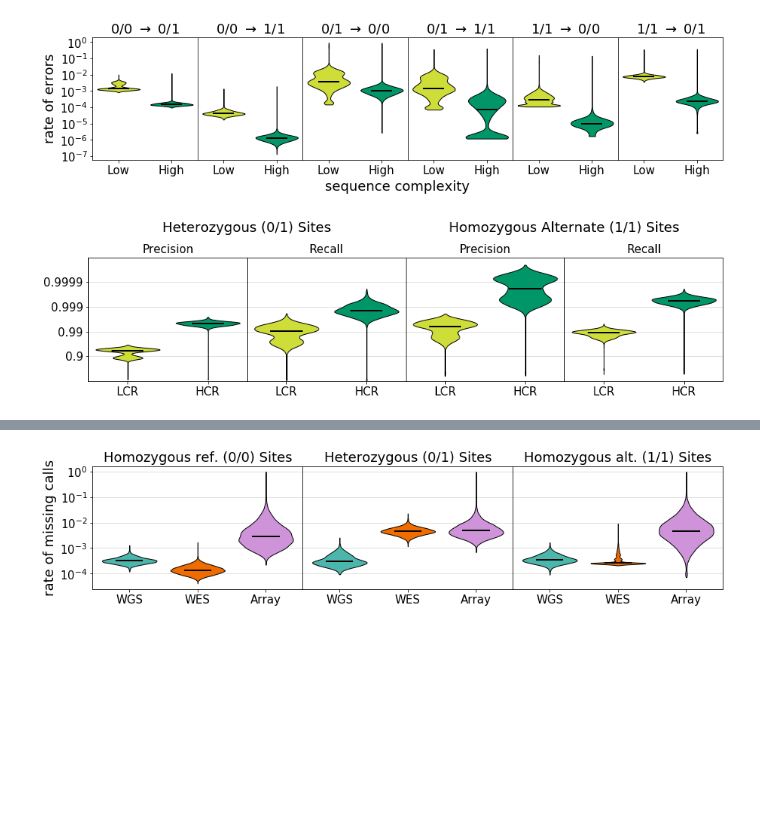
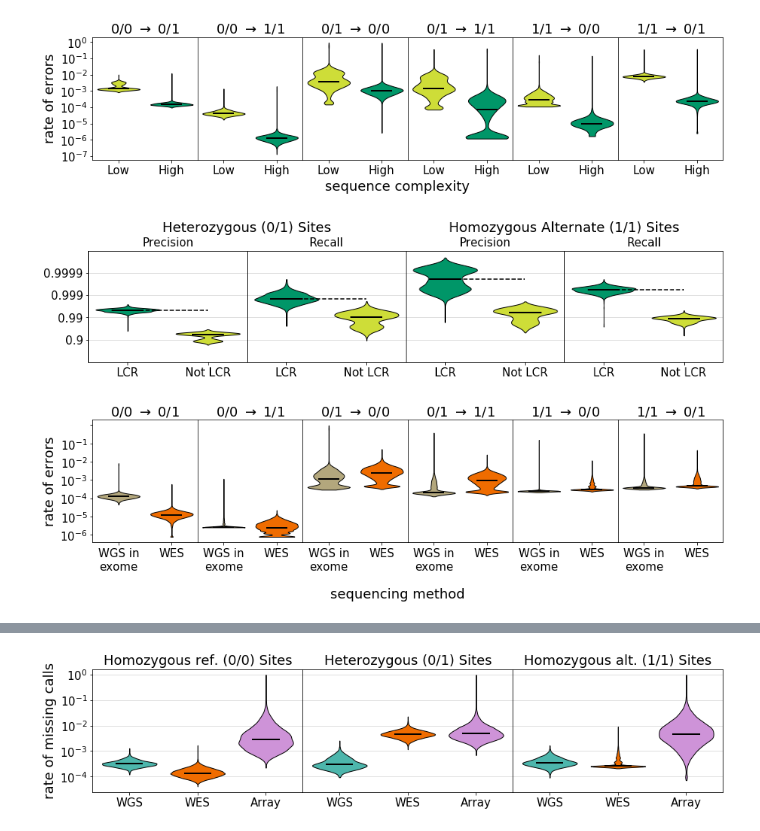
Before and after one commit to kpaskov/PhasingFamilies, a Jupyter notebook: parameter_estimation/Population-Analysis.ipynb, the cells around one changed output, grey strips where cells are left out. Cells and saved outputs as stored; diff of their text form; code cells hidden in the pictures; blank space fills up the shorter version.

```diff
--- a/parameter_estimation/Population-Analysis.ipynb
+++ b/parameter_estimation/Population-Analysis.ipynb
@@ -304,19 +234,46 @@ plt.show()
 ihart_LCR_baseline_counts = np.load('../split_gen_ihart_LCR/baseline_counts.npy')
 ihart_HCR_baseline_counts = np.load('../split_gen_ihart_HCR/baseline_counts.npy')
 ihart_EX_baseline_counts = np.load('../split_gen_ihart_EX/baseline_counts.npy')
+# %%
+ihart_LCR_precision_recall = compare_rates.calculate_precision_recall(ihart_LCR_error_rates, ihart_LCR_baseline_counts, gens, obss)
+ihart_HCR_precision_recall = compare_rates.calculate_precision_recall(ihart_HCR_error_rates, ihart_HCR_baseline_counts, gens, obss)
+
+plot_precision_recall('../plots/lcr.png',
+                      [ihart_HCR_precision_recall, ihart_LCR_precision_recall],
+                      [ihart_samples.is_child & np.array([x in ihart_is_ok_sample for x in ihart_samples.sample_ids]),
+                       ihart_samples.is_child & np.array([x in ihart_is_ok_sample for x in ihart_samples.sample_ids])],
+                      ['LCR', 'Not LCR'],
+                      ['#009668', '#cedd38'],
+                     dotted=True)
+# %% [output]
+[figure, added]
 # %%
-colors = ['#cedd38', '#009668']
 
-fig, subs = plt.subplots(1, 4, sharey=True, figsize=(15, 3))
-fig.suptitle('Heterozygous (0/1) Sites                           Homozygous Alternate (1/1) Sites',
-             fontsize=18, x=0.215, y=1.1, horizontalalignment='left')
+#prop_cycle = plt.rcParams['axes.prop_cycle']
+#colors = prop_cycle.by_key()['color']
+#colors = ['#4db6ac', '#ef6c00', '#695d46', '#a1e8d9', '#ff9800', '#b3a77d', '#009668', '#ce93d8', '#cedd38']
+colors = ['#b3a77d', '#ef6c00']
 
-for i, (x, y) in enumerate(zip(list(calculate_precision_recall(ihart_LCR_error_rates, ihart_LCR_baseline_counts)),
-                   list(calculate_precision_recall(ihart_HCR_error_rates, ihart_HCR_baseline_counts)),
-                   )):
+errors_of_interest = [('0/0', '0/1'), ('0/0', '1/1'),
+                      ('0/1', '0/0'), ('0/1', '1/1'),
+                      ('1/1', '0/0'), ('1/1', '0/1'),
+                      #('0/0', './.'), ('0/1', './.'), ('1/1', './.')
+                            ]
+fig, subs = plt.subplots(1, len(errors_of_interest), sharey=True, figsize=(15, 3))
+fig.suptitle('sequencing method', y=-0.15, fontsize=18)
 
-    parts = subs[i].violinplot([-np.log10(1-x[ihart_samples.is_child & ~np.isnan(x)]),
-                                -np.log10(1-y[ihart_samples.is_child & ~np.isnan(y)])],
+for i, (g, o) in enumerate(errors_of_interest):
+    g_index, o_index = gens.index(g), obss.index(o)
+    error_rates1 = -ihart_EX_error_rates[:, g_index, o_index]
+    indices1 = ihart_samples.is_child & ~np.isnan(error_rates1)
+    error_rates1 = error_rates1
+
+    error_rates2 = -spark_exome_EX_error_rates[:, g_index, o_index]
+    indices2 = spark_exome_samples.is_child & ~np.isnan(error_rates2)
+    error_rates2 = error_rates2
+
+    #print(np.nanmedian(error_counts1[indices1])-np.nanmedian(error_counts2[indices2]))
+    parts = subs[i].violinplot([error_rates1[indices1], error_rates2[indices2]],
                showmedians=True, showextrema=False, widths=0.8)
 
     for pc, color in zip(parts['bodies'], colors):
@@ -327,20 +284,21 @@ for i, (x, y) in enumerate(zip(list(calculate_precision_recall(ihart_LCR_error_r
     parts['cmedians'].set_linewidth(2)
 
     if i == 0:
-        #subs[i].set_ylabel('rate of errors', fontsize=18)
-        subs[i].set_yticks(np.arange(1, 5))
-        subs[i].set_yticklabels(['0.' + '9'*int(f) % f for f in subs[i].get_yticks()], {'fontsize': 15})
+        subs[i].set_ylabel('rate of errors', fontsize=18)
+        #subs[i].set_yticks(np.arange(-7, 1))
+        subs[i].set_yticklabels(['$10^{%0.0f}$' % f for f in subs[i].get_yticks()], {'fontsize': 15})
     else:
         subs[i].tick_params('y', length=0)
-    subs[i].set_title(['Precision', 'Recall', 'Precision', 'Recall'][i], {'fontsize': 15})
+    subs[i].set_title(r'%s $\rightarrow$ %s' % (g, ' ./.  ' if o=='./.' else o), {'fontsize': 18})
     subs[i].set_xticks(np.arange(1, 3))
-    subs[i].set_xticklabels(['LCR', 'HCR'], {'fontsize': 15})
-    subs[i].grid(True, axis='y', alpha=0.5)
-    subs[i].set_axisbelow(True)
-    subs[i].set_ylim([0, 5])
+    subs[i].set_xticklabels(['WGS in\nexome', 'WES'], {'fontsize': 15})
+
 
 fig.subplots_adjust(wspace=0.0)
-#plt.savefig('../plots/lcr.png')
+
+
+#plt.tight_layout()
+#plt.savefig('../plots/wgs_vs_wes.png')
 plt.show()
 # %% [output]
-[figure, old version]
+[figure, new version]
```
Also changed, not shown: parts of 13 cells of this notebook, 2 other files.
